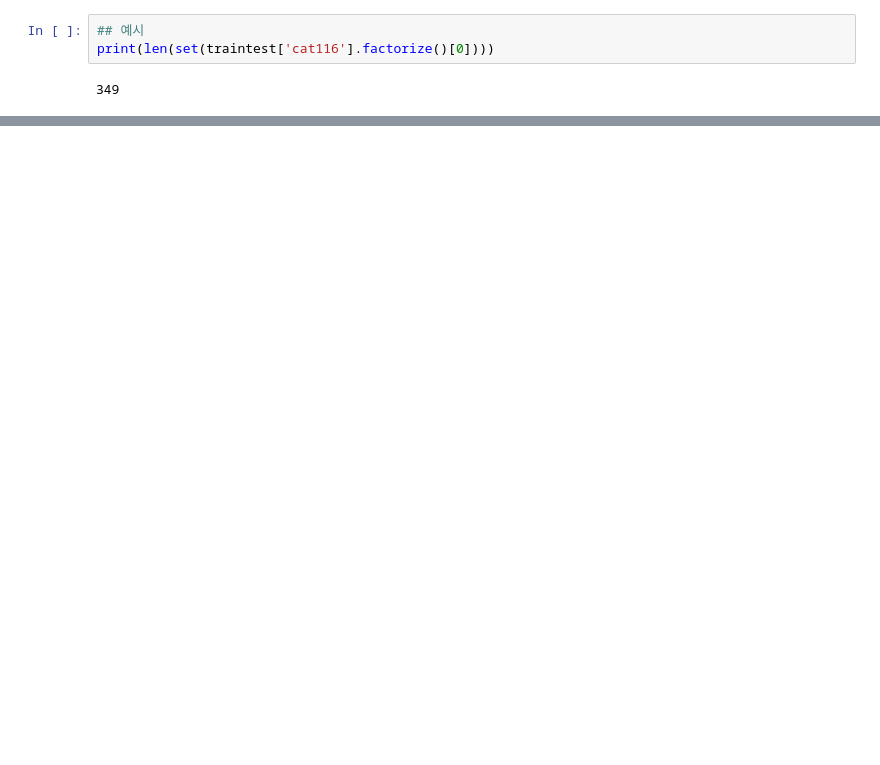
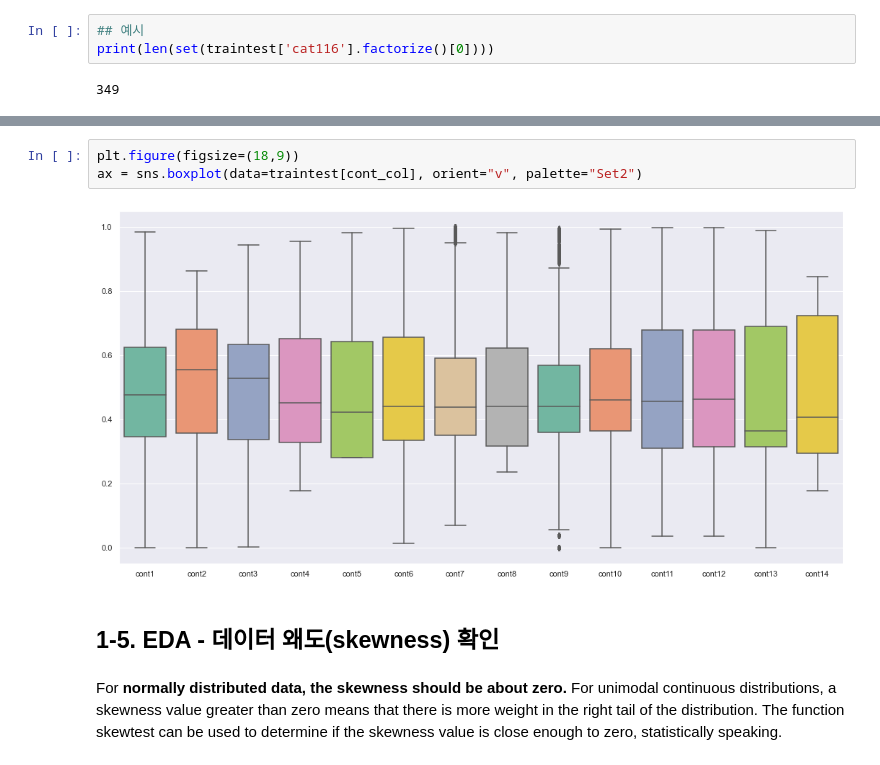
Before and after one commit to cypision/Alchemy-in-MLDL, a Jupyter notebook: ML_Area/Cat_Boost_Practice01.ipynb, the cells around one changed output, grey strips where cells are left out. Drawn from its saved outputs; the diff is of its cells as text; blank space fills up the shorter version.

```diff
--- a/ML_Area/Cat_Boost_Practice01.ipynb
+++ b/ML_Area/Cat_Boost_Practice01.ipynb
@@ -206,0 +481,9 @@ from catboost import CatBoostRegressor as cbr
+# %%
+plt.figure(figsize=(18,9))
+ax = sns.boxplot(data=traintest[cont_col], orient="v", palette="Set2")
+# %% [output]
+[figure, added]
+# %% [markdown]
+## 1-5. EDA - 데이터 왜도(skewness) 확인
+# %% [markdown]
+For **normally distributed data, the skewness should be about zero.** For unimodal continuous distributions, a skewness value greater than zero means that there is more weight in the right tail of the distribution. The function skewtest can be used to determine if the skewness value is close enough to zero, statistically speaking.
```
Also changed, not shown: parts of 96 cells of this notebook, 15 other files.
